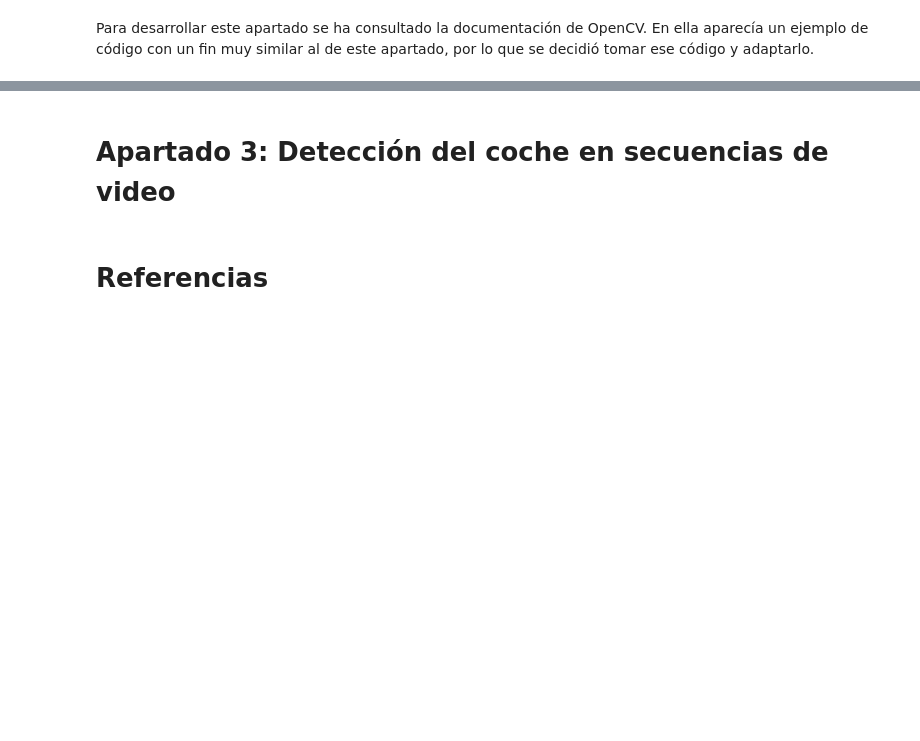
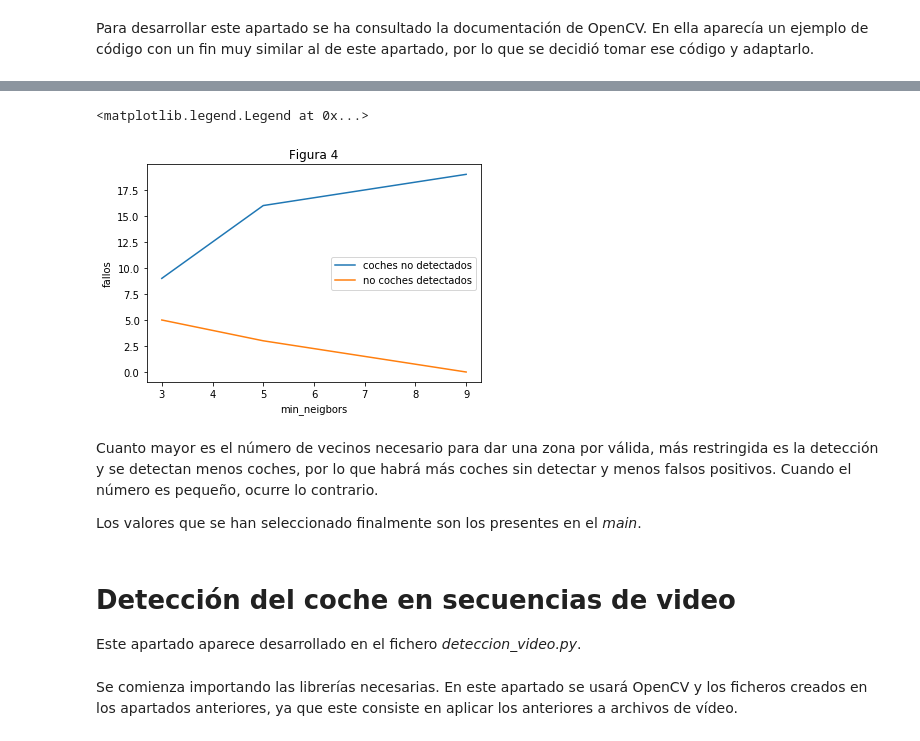
Before and after one commit to mikamp116/cv-p1, a Jupyter notebook: memoria.ipynb, the cells around one changed output, grey strips where cells are left out. Saved outputs shown, nothing was run; the diff lists cells and outputs as text; code cells hidden in the pictures; blank space fills up the shorter version.

```diff
--- a/memoria.ipynb
+++ b/memoria.ipynb
@@ -438,4 +543,27 @@ siguiente imagen.
+# %%
+x = [3, 5, 9]
+y1 = [9, 16, 19]
+y2 = [5, 3, 0]
+
+plt.plot(x,y1, label='coches no detectados')
+plt.plot(x,y2, label='no coches detectados')
+plt.title("Figura 4")
+plt.xlabel("min_neigbors")
+plt.ylabel("fallos")
+plt.legend()
+# %% [output]
+<matplotlib.legend.Legend at 0x...>
+[figure, added]
+# %% [markdown]
+Cuanto mayor es el número de vecinos necesario para dar una zona por válida, más restringida es la detección y se
+detectan menos coches, por lo que habrá más coches sin detectar y menos falsos positivos. Cuando el número es
+pequeño, ocurre lo contrario.
+
+Los valores que se han seleccionado finalmente son los presentes en el *main*.
 # %% [markdown]
-# Apartado 3: Detección del coche en secuencias de video
+# Detección del coche en secuencias de video
+
+Este apartado aparece desarrollado en el fichero *deteccion_video.py*.
-# %% [markdown]
-# Referencias
+# %% [markdown]
+Se comienza importando las librerías necesarias. En este apartado se usará OpenCV y los ficheros creados en los
+apartados anteriores, ya que este consiste en aplicar los anteriores a archivos de vídeo.
```
Also changed, not shown: parts of 55 cells of this notebook, 2 other files.
